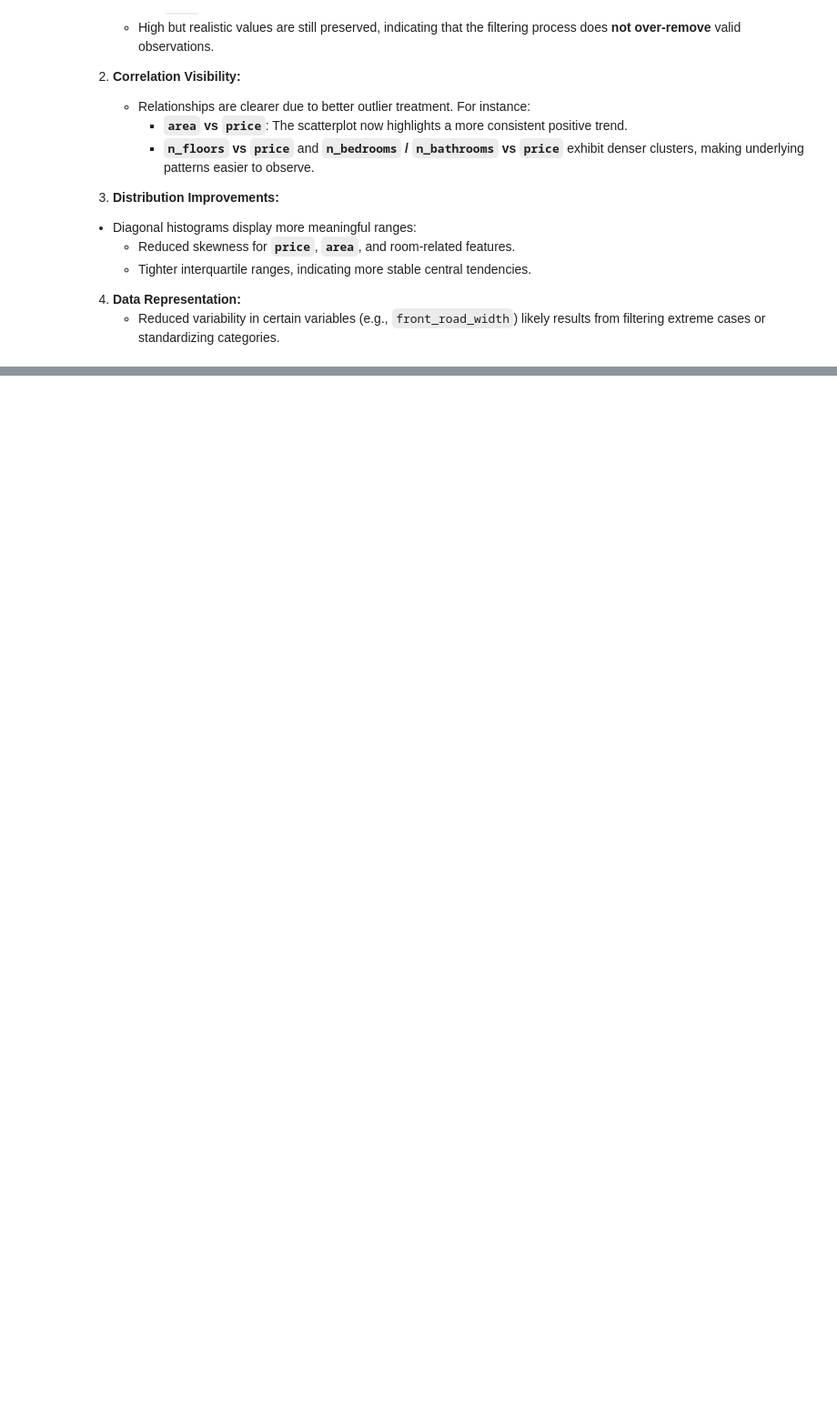
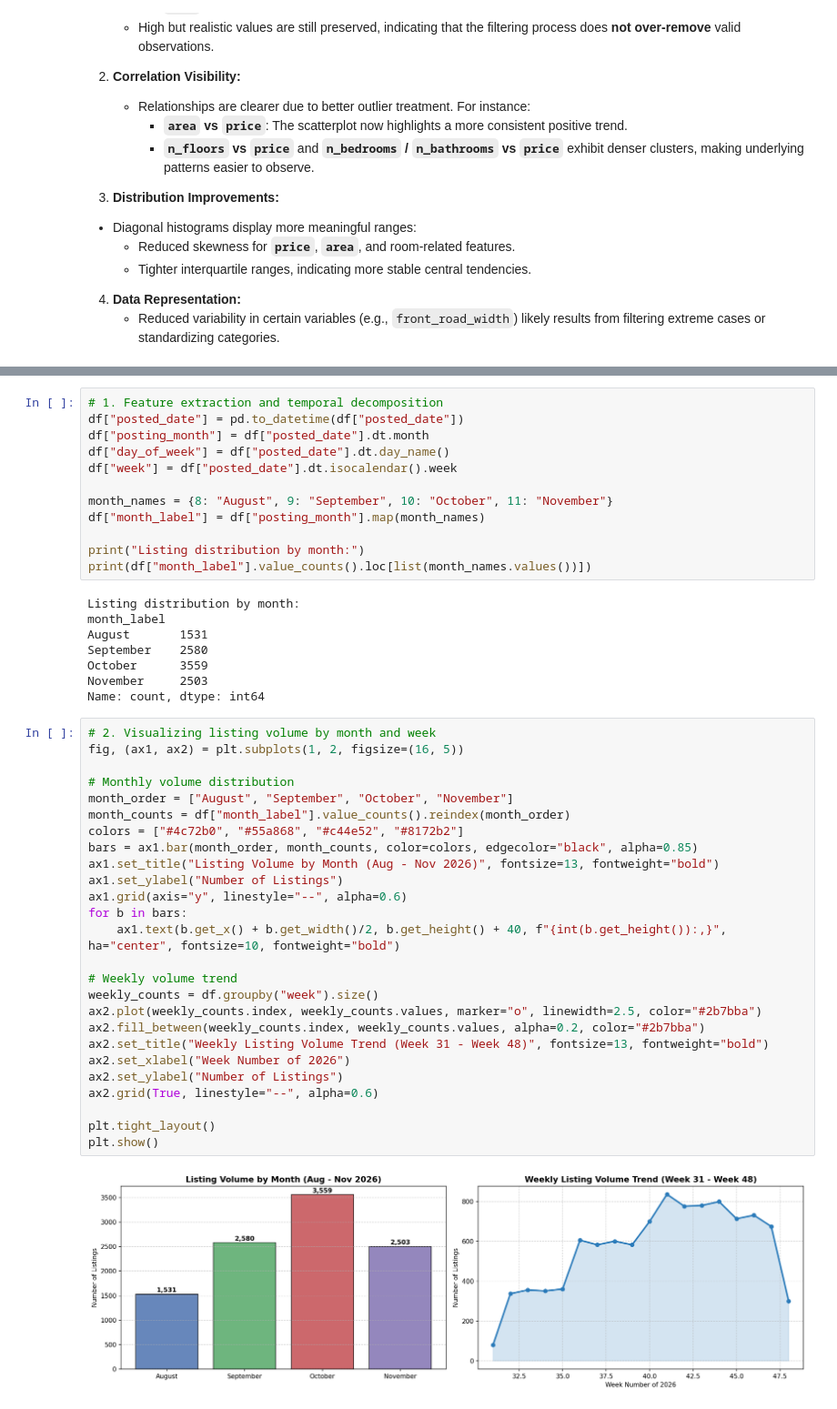
Before and after one commit to lhd10fls/Real-Estate-Analysis, a Jupyter notebook: EDA_and_Data_Visualization/eda_data_visualize.ipynb, the cells around one changed output, grey strips where cells are left out. Shown at 91% size. Drawn from its saved outputs; the diff is of its cells as text; blank space fills up the shorter version.

```diff
--- a/EDA_and_Data_Visualization/eda_data_visualize.ipynb
+++ b/EDA_and_Data_Visualization/eda_data_visualize.ipynb
@@ -1992,0 +2000,48 @@ plt.show()
+# %%
+# 1. Feature extraction and temporal decomposition
+df["posted_date"] = pd.to_datetime(df["posted_date"])
+df["posting_month"] = df["posted_date"].dt.month
+df["day_of_week"] = df["posted_date"].dt.day_name()
+df["week"] = df["posted_date"].dt.isocalendar().week
+
+month_names = {8: "August", 9: "September", 10: "October", 11: "November"}
+df["month_label"] = df["posting_month"].map(month_names)
+
+print("Listing distribution by month:")
+print(df["month_label"].value_counts().loc[list(month_names.values())])
+# %% [output]
+Listing distribution by month:
+month_label
+August       1531
+September    2580
+October      3559
+November     2503
+Name: count, dtype: int64
+# %%
+# 2. Visualizing listing volume by month and week
+fig, (ax1, ax2) = plt.subplots(1, 2, figsize=(16, 5))
+
+# Monthly volume distribution
+month_order = ["August", "September", "October", "November"]
+month_counts = df["month_label"].value_counts().reindex(month_order)
+colors = ["#4c72b0", "#55a868", "#c44e52", "#8172b2"]
+bars = ax1.bar(month_order, month_counts, color=colors, edgecolor="black", alpha=0.85)
+ax1.set_title("Listing Volume by Month (Aug - Nov 2026)", fontsize=13, fontweight="bold")
+ax1.set_ylabel("Number of Listings")
+ax1.grid(axis="y", linestyle="--", alpha=0.6)
+for b in bars:
+    ax1.text(b.get_x() + b.get_width()/2, b.get_height() + 40, f"{int(b.get_height()):,}", ha="center", fontsize=10, fontweight="bold")
+
+# Weekly volume trend
+weekly_counts = df.groupby("week").size()
+ax2.plot(weekly_counts.index, weekly_counts.values, marker="o", linewidth=2.5, color="#2b7bba")
+ax2.fill_between(weekly_counts.index, weekly_counts.values, alpha=0.2, color="#2b7bba")
+ax2.set_title("Weekly Listing Volume Trend (Week 31 - Week 48)", fontsize=13, fontweight="bold")
+ax2.set_xlabel("Week Number of 2026")
+ax2.set_ylabel("Number of Listings")
+ax2.grid(True, linestyle="--", alpha=0.6)
+
+plt.tight_layout()
+plt.show()
+# %% [output]
+[figure, added]
```
Also changed, not shown: parts of 6 cells of this notebook, 20 other files.
